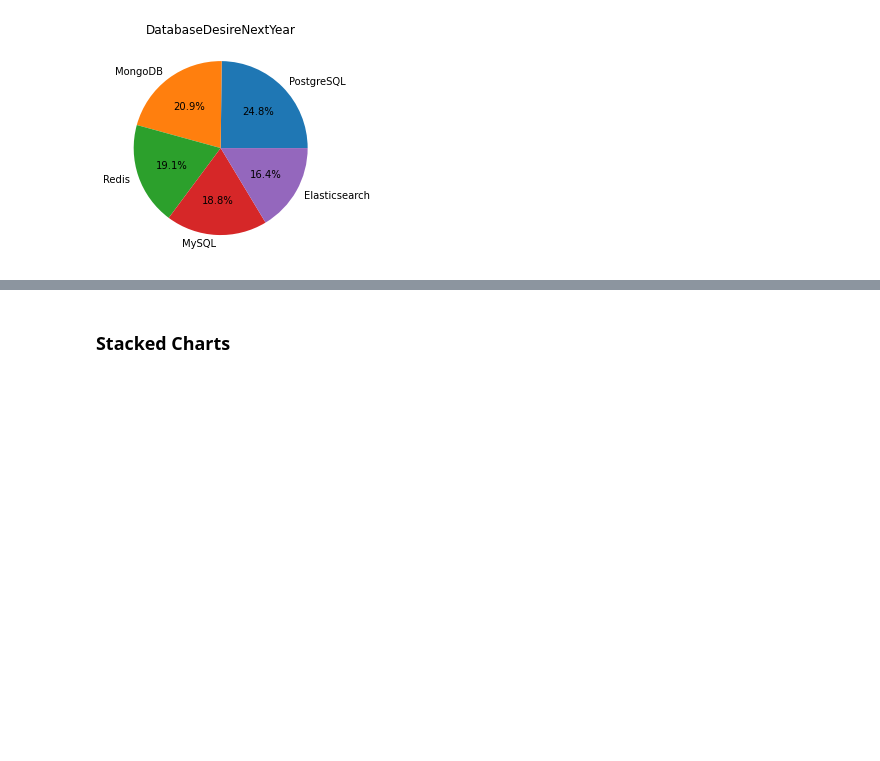
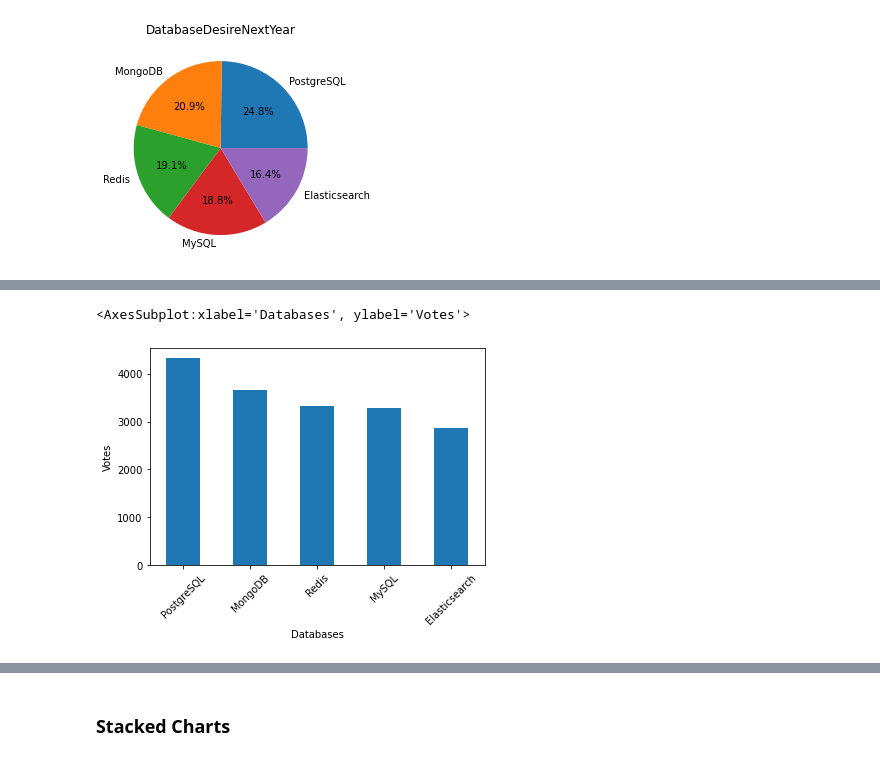
Before and after one commit to fazla95/Coursera_Capstone, a Jupyter notebook: week4nb.ipynb, the cells around one changed output, grey strips where cells are left out. Saved outputs shown, nothing was run; the diff lists cells and outputs as text; code cells hidden in the pictures; blank space fills up the shorter version.

```diff
--- a/week4nb.ipynb
+++ b/week4nb.ipynb
@@ -247,0 +304,15 @@ df_ddny['Total'].plot(kind='pie', labels = df_ddny['DatabaseDesireNextYear'], yl
+# %%
+QUERY = """
+SELECT *
+FROM DatabaseDesireNextYear
+"""
+
+df_d2 = pd.read_sql_query(QUERY,conn)
+dbvalcy = df_d2['DatabaseDesireNextYear'].value_counts().to_list()[0:5]
+dbcy = df_d2['DatabaseDesireNextYear'].value_counts().index.to_list()[0:5]
+dbcy = pd.DataFrame({'DatabaseDesireNextYear' : dbcy, 'Votes' : dbvalcy })
+dbcy.plot.bar(x='DatabaseDesireNextYear', y = 'Votes' , xlabel = 'Databases', ylabel = 'Votes', legend = None  , rot=45
+            )
+# %% [output]
+<AxesSubplot:xlabel='Databases', ylabel='Votes'>
+[figure, added]
```
Also changed, not shown: parts of 7 cells of this notebook.
